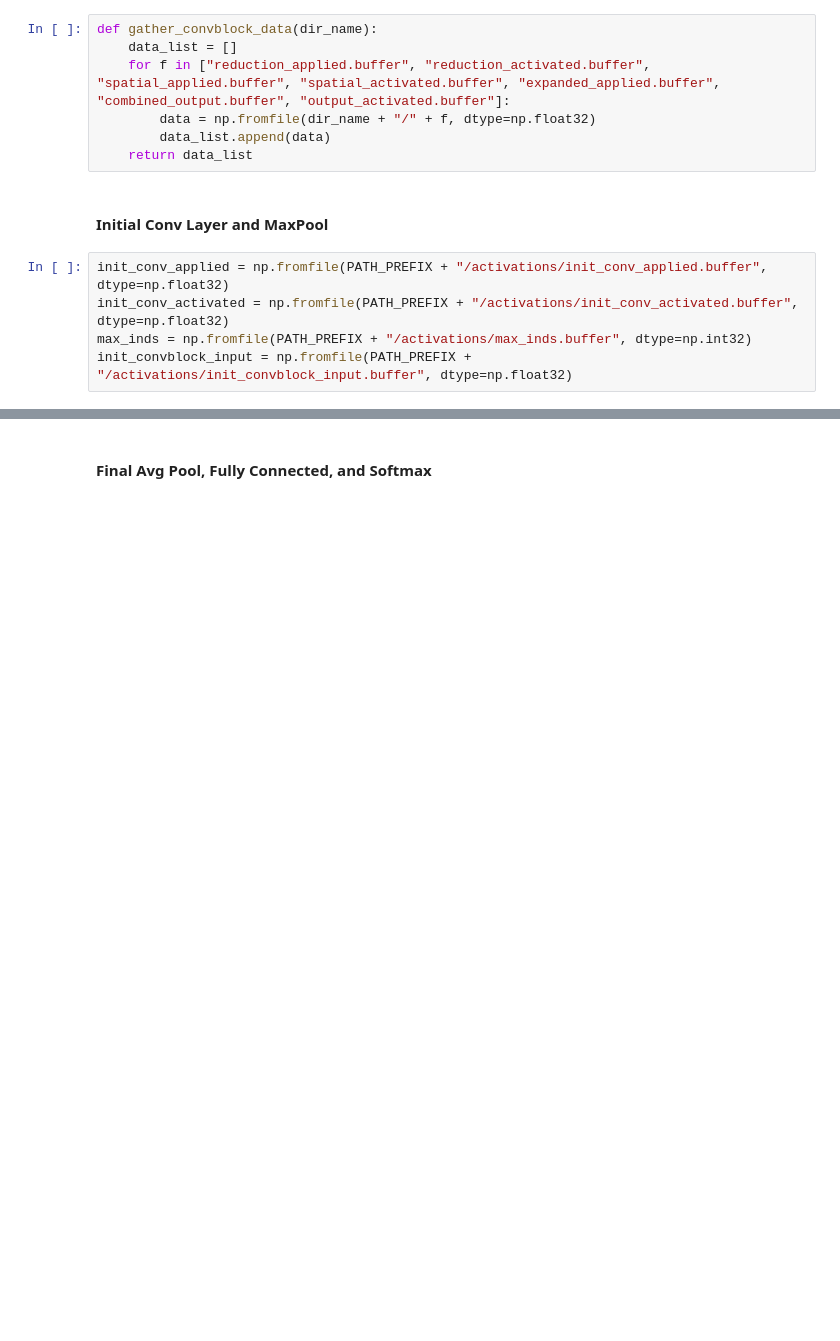
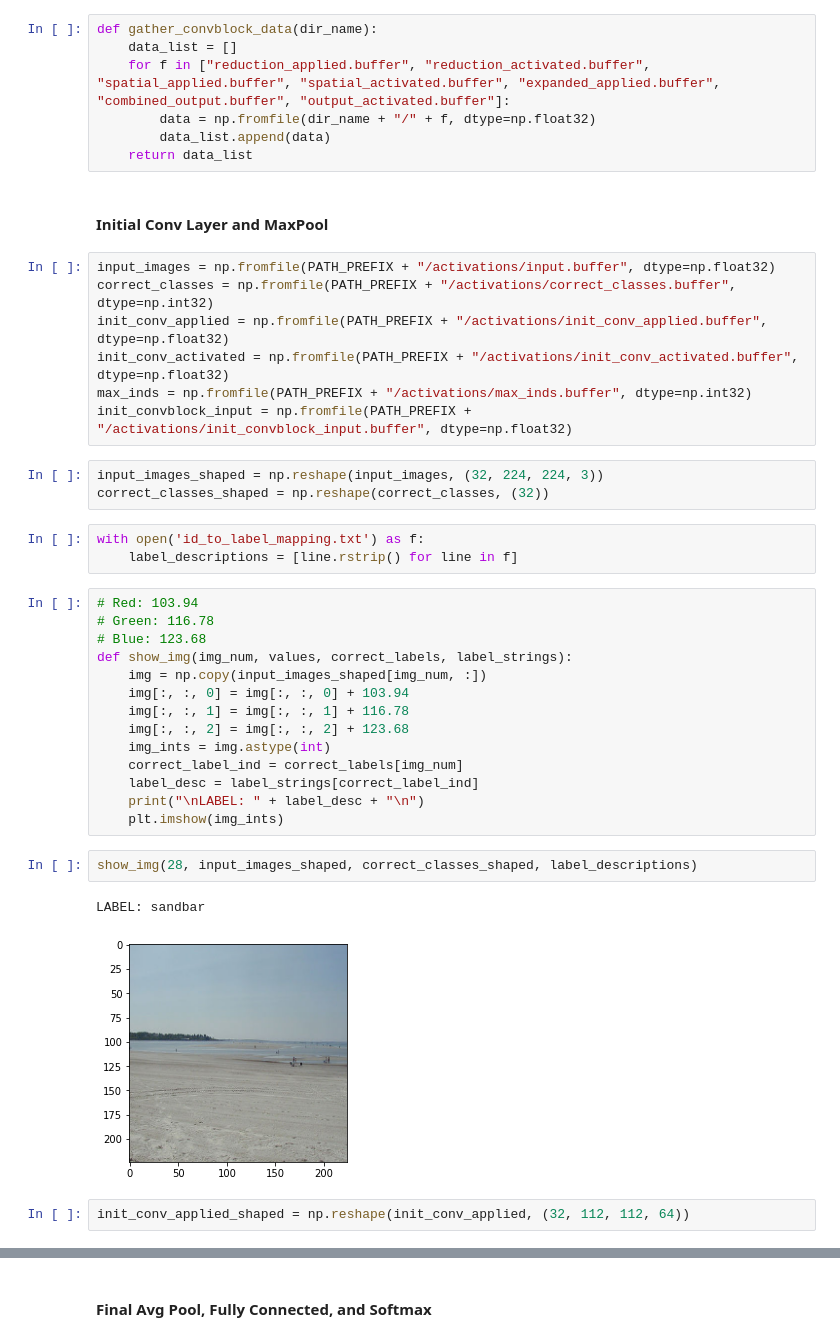
Before and after one commit to als244/project_collection, a Jupyter notebook: seminal_models/resnet_imagenet/analyze_trainer_dump.ipynb, the cells around one changed output, grey strips where cells are left out. Cells and saved outputs as stored; diff of their text form; blank space fills up the shorter version.

Commit message:
inspecting the activations, paramaters, inputs and labels

```diff
--- a/seminal_models/resnet_imagenet/analyze_trainer_dump.ipynb
+++ b/seminal_models/resnet_imagenet/analyze_trainer_dump.ipynb
@@ -69,7 +52,36 @@ def gather_convblock_data(dir_name):
 # %% [markdown]
 #### Initial Conv Layer and MaxPool
 # %%
+input_images = np.fromfile(PATH_PREFIX + "/activations/input.buffer", dtype=np.float32)
+correct_classes = np.fromfile(PATH_PREFIX + "/activations/correct_classes.buffer", dtype=np.int32)
 init_conv_applied = np.fromfile(PATH_PREFIX + "/activations/init_conv_applied.buffer", dtype=np.float32)
 init_conv_activated = np.fromfile(PATH_PREFIX + "/activations/init_conv_activated.buffer", dtype=np.float32)
 max_inds = np.fromfile(PATH_PREFIX + "/activations/max_inds.buffer", dtype=np.int32)
 init_convblock_input = np.fromfile(PATH_PREFIX + "/activations/init_convblock_input.buffer", dtype=np.float32)
+# %%
+input_images_shaped = np.reshape(input_images, (32, 224, 224, 3))
+correct_classes_shaped = np.reshape(correct_classes, (32))
+# %%
+with open('id_to_label_mapping.txt') as f:
+    label_descriptions = [line.rstrip() for line in f]
+# %%
+# Red: 103.94
+# Green: 116.78
+# Blue: 123.68
+def show_img(img_num, values, correct_labels, label_strings):
+    img = np.copy(input_images_shaped[img_num, :])
+    img[:, :, 0] = img[:, :, 0] + 103.94
+    img[:, :, 1] = img[:, :, 1] + 116.78
+    img[:, :, 2] = img[:, :, 2] + 123.68
+    img_ints = img.astype(int)
+    correct_label_ind = correct_labels[img_num]
+    label_desc = label_strings[correct_label_ind]
+    print("\nLABEL: " + label_desc + "\n")
+    plt.imshow(img_ints)
+# %%
+show_img(28, input_images_shaped, correct_classes_shaped, label_descriptions)
+# %% [output]
+LABEL: sandbar
+[figure, added]
+# %%
+init_conv_applied_shaped = np.reshape(init_conv_applied, (32, 112, 112, 64))
```
Also changed, not shown: parts of 43 cells of this notebook.
